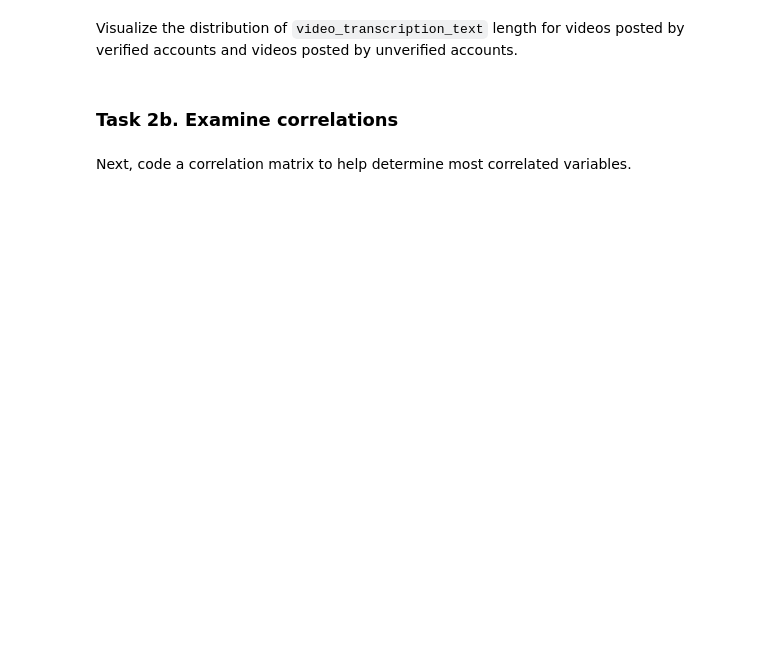
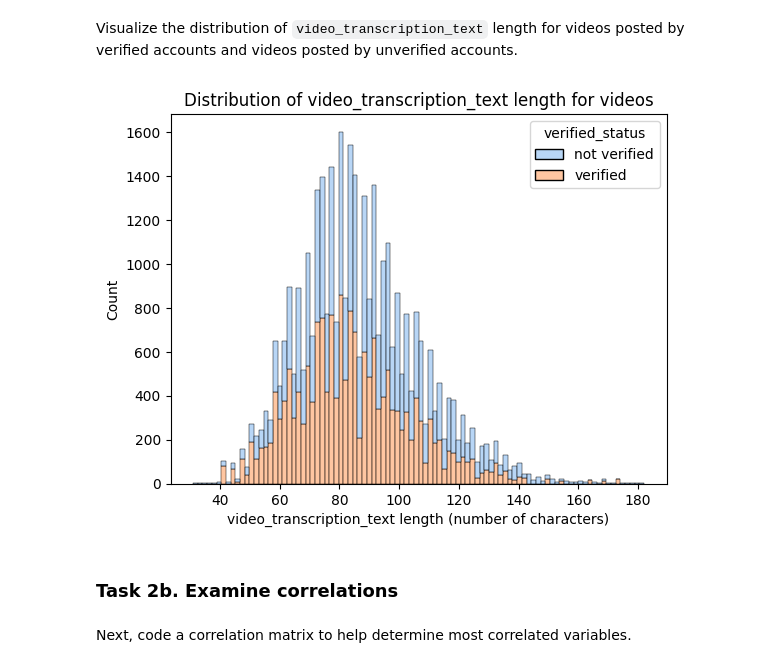
Before and after one commit to ItsAlValenci/TikTok_Case, a Jupyter notebook: Regression TikTok Case/Activity_Course 5 TikTok project lab.ipynb, the cells around one changed output. Saved outputs shown, nothing was run; the diff lists cells and outputs as text; code cells hidden in the pictures; blank space fills up the shorter version.

```diff
--- a/Regression TikTok Case/Activity_Course 5 TikTok project lab.ipynb
+++ b/Regression TikTok Case/Activity_Course 5 TikTok project lab.ipynb
@@ -352,6 +336,8 @@ data_upsampled['video_transcription_text']
 Extract the length of each `video_transcription_text` and add this as a column to the dataframe, so that it can be used as a potential feature in the model.
 # %%
 # Extract the length of each `video_transcription_text` and add this as a column to the dataframe
-### YOUR CODE HERE ###
+
+                                                                           #applies the function to each row in DF
+data_upsampled["text_length"] = data_upsampled["video_transcription_text"].apply(func=lambda text: len(text)) #apply function len to text
 # %%
 # Display first few rows of dataframe after adding new column
@@ -361,7 +354,19 @@ Visualize the distribution of `video_transcription_text` length for videos poste
 # %%
 # Visualize the distribution of `video_transcription_text` length for videos posted by verified accounts and videos posted by unverified accounts
 # Create two histograms in one plot
-### YOUR CODE HERE ###
+sns.histplot(data     =data_upsampled,
+             x        ="text_length",
+             multiple ="stack",         #stacking bars
+             palette  ="pastel",
+             hue      ="verified_status"
+             )
+plt.title("Seaborn Stacked Histogram")
+plt.xlabel("video_transcription_text length (number of characters)")
+plt.ylabel("Count")
+plt.title("Distribution of video_transcription_text length for videos")
+plt.show()
+# %% [output]
+[figure, added]
 # %% [markdown]
 ### **Task 2b. Examine correlations**
 # %% [markdown]
```
Also changed, not shown: parts of 23 cells of this notebook, 1 other file.
